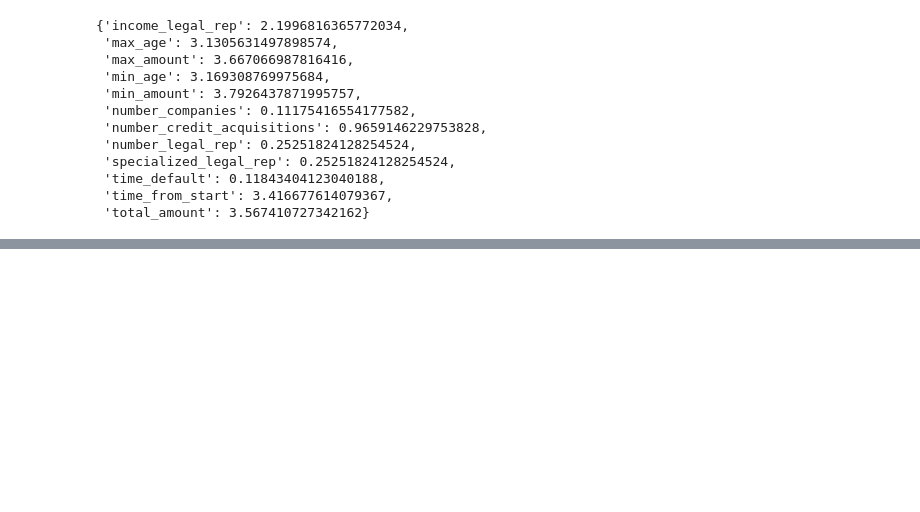
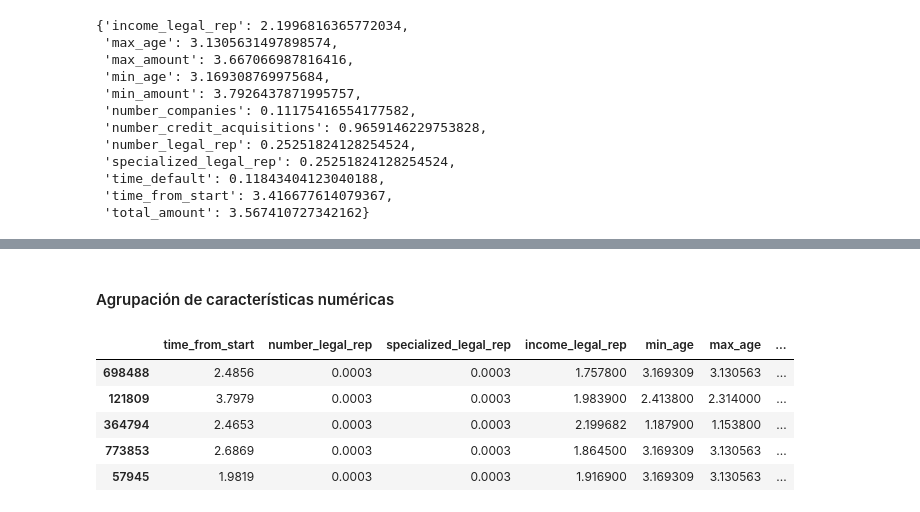
Before and after one commit to rodrigoase/bbva-data-challenge, a Jupyter notebook: Experimentacion.ipynb, the cells around one changed output, grey strips where cells are left out. Cells and saved outputs as stored; diff of their text form; code cells hidden in the pictures; blank space fills up the shorter version.

```diff
--- a/Experimentacion.ipynb
+++ b/Experimentacion.ipynb
@@ -356,0 +428,12 @@ dtype: int64
+# %% [markdown]
+#### Agrupación de características numéricas
+# %%
+caract_num = X_train[lst_caract_num]
+caract_num.head()
+# %% [output]
+|  | time_from_start | number_legal_rep | specialized_legal_rep | income_legal_rep | min_age | max_age | ... |
+| 698488 | 2.4856 | 0.0003 | 0.0003 | 1.757800 | 3.169309 | 3.130563 | ... |
+| 121809 | 3.7979 | 0.0003 | 0.0003 | 1.983900 | 2.413800 | 2.314000 | ... |
+| 364794 | 2.4653 | 0.0003 | 0.0003 | 2.199682 | 1.187900 | 1.153800 | ... |
+| 773853 | 2.6869 | 0.0003 | 0.0003 | 1.864500 | 3.169309 | 3.130563 | ... |
+| 57945 | 1.9819 | 0.0003 | 0.0003 | 1.916900 | 3.169309 | 3.130563 | ... |
```
Also changed, not shown: parts of 30 cells of this notebook.
